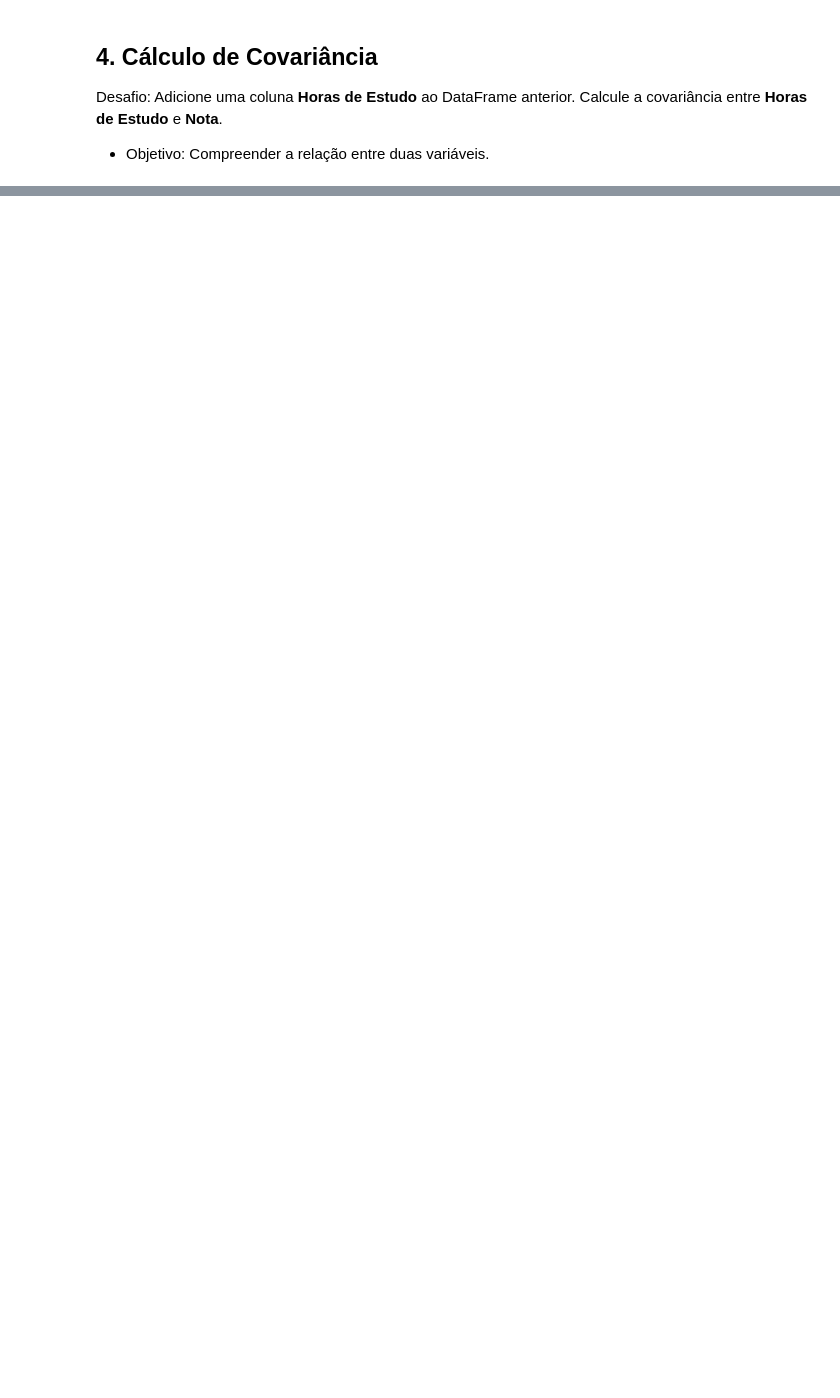
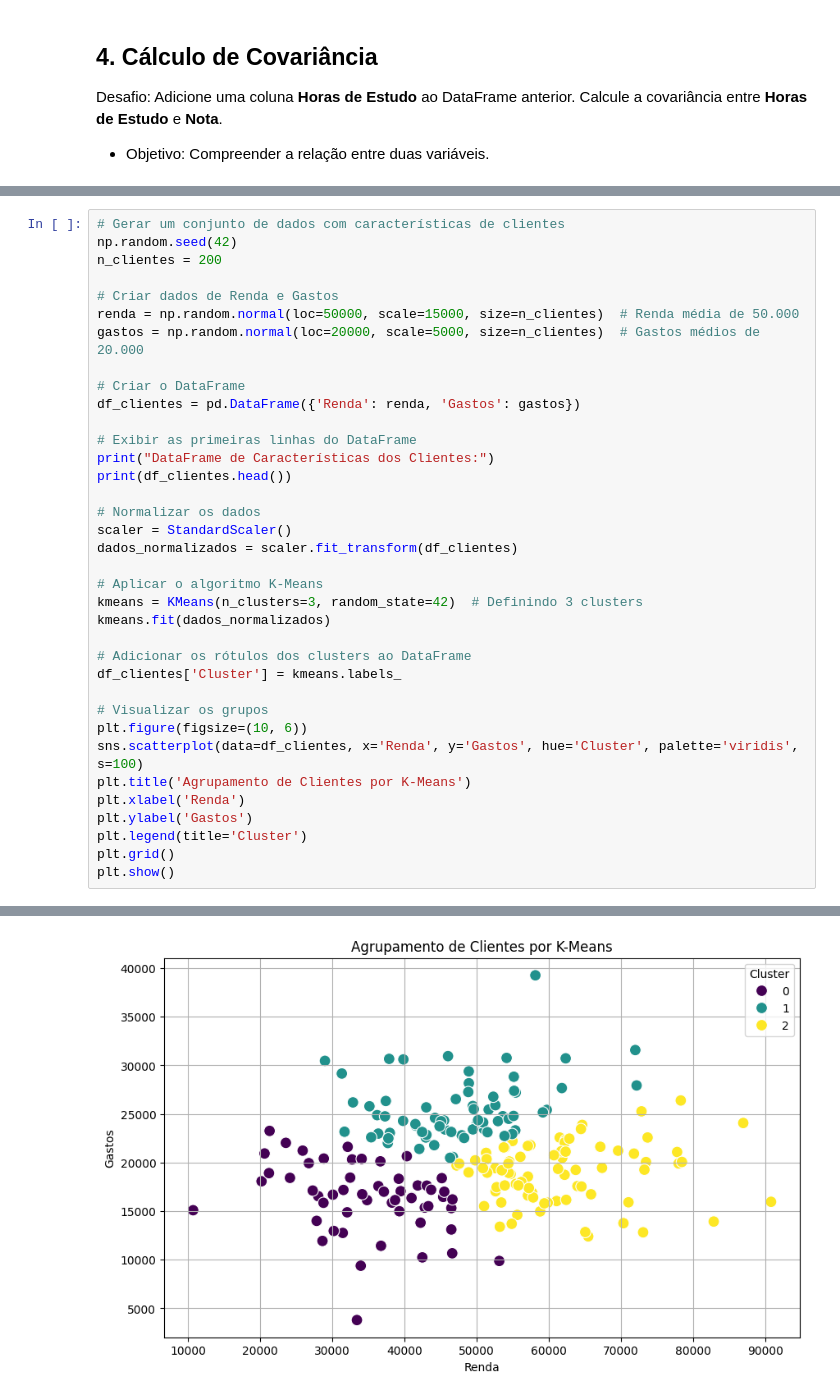
Before and after one commit to victoriawermelinger/SoulCode, a Jupyter notebook: Bootcamp - ANALISE DE DADOS/Exercicio Estatística/Lista de Desafios de Estatística.ipynb, the cells around one changed output, grey strips where cells are left out. Drawn from its saved outputs; the diff is of its cells as text; blank space fills up the shorter version.

```diff
--- a/Bootcamp - ANALISE DE DADOS/Exercicio Estatística/Lista de Desafios de Estatística.ipynb
+++ b/Bootcamp - ANALISE DE DADOS/Exercicio Estatística/Lista de Desafios de Estatística.ipynb
@@ -145,0 +242,37 @@ Nota                    0.274909  8.245057
+# %%
+# Gerar um conjunto de dados com características de clientes
+np.random.seed(42)
+n_clientes = 200
+
+# Criar dados de Renda e Gastos
+renda = np.random.normal(loc=50000, scale=15000, size=n_clientes)  # Renda média de 50.000
+gastos = np.random.normal(loc=20000, scale=5000, size=n_clientes)  # Gastos médios de 20.000
+
+# Criar o DataFrame
+df_clientes = pd.DataFrame({'Renda': renda, 'Gastos': gastos})
+
+# Exibir as primeiras linhas do DataFrame
+print("DataFrame de Características dos Clientes:")
+print(df_clientes.head())
+
+# Normalizar os dados
+scaler = StandardScaler()
+dados_normalizados = scaler.fit_transform(df_clientes)
+
+# Aplicar o algoritmo K-Means
+kmeans = KMeans(n_clusters=3, random_state=42)  # Definindo 3 clusters
+kmeans.fit(dados_normalizados)
+
+# Adicionar os rótulos dos clusters ao DataFrame
+df_clientes['Cluster'] = kmeans.labels_
+
+# Visualizar os grupos
+plt.figure(figsize=(10, 6))
+sns.scatterplot(data=df_clientes, x='Renda', y='Gastos', hue='Cluster', palette='viridis', s=100)
+plt.title('Agrupamento de Clientes por K-Means')
+plt.xlabel('Renda')
+plt.ylabel('Gastos')
+plt.legend(title='Cluster')
+plt.grid()
+plt.show()
+# %% [output]
@@ -145,0 +286 @@ Nota                    0.274909  8.245057
+[figure, added]
```
Also changed, not shown: parts of 11 cells of this notebook.
